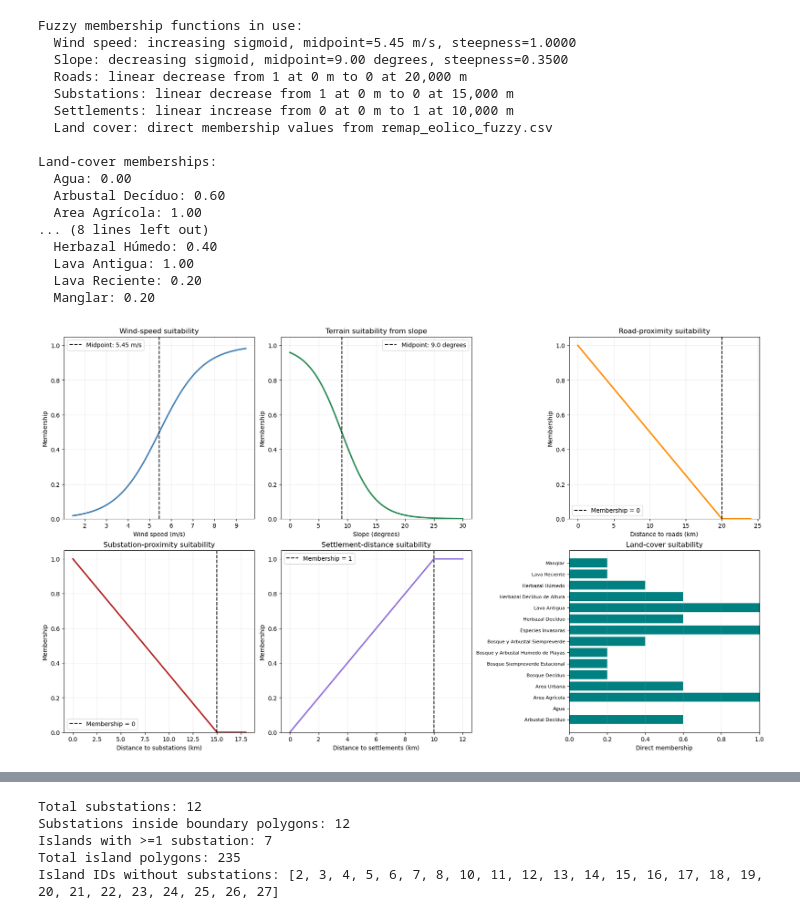
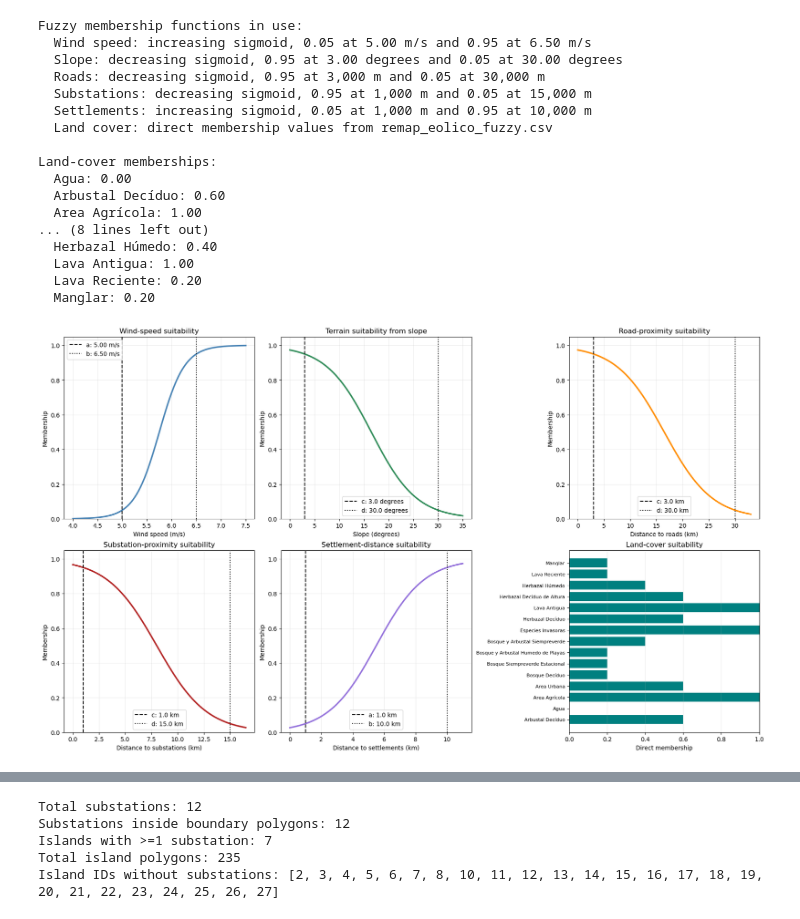
Before and after one commit to eemahon/idoneidad_hygalapagos, a Jupyter notebook: analisis/eolico_SA_fuzzy.ipynb, the cells around one changed output, grey strips where cells are left out. Saved outputs shown, nothing was run; the diff lists cells and outputs as text; code cells hidden in the pictures.

```diff
--- a/analisis/eolico_SA_fuzzy.ipynb
+++ b/analisis/eolico_SA_fuzzy.ipynb
@@ -359,33 +391,37 @@ import matplotlib.pyplot as plt
 
 
 def plot_wind_fuzzy_membership_functions(params, inputs):
-    wind_midpoint = float(params["wind_midpoint"])
-    wind_steepness = float(params["wind_steepness"])
-    slope_midpoint = float(params["slope_midpoint_deg"])
-    slope_steepness = float(params["slope_steepness"])
-    roads_max_distance = float(params["roads_max_distance_m"])
-    substations_max_distance = float(params["substations_max_distance_m"])
-    poblados_max_distance = float(params["poblados_max_distance_m"])
+    wind_controls = params["wind"]["control_points"]
+    slope_controls = params["slope"]["control_points"]
+    roads_controls = params["roads"]["control_points"]
+    substations_controls = params["substations"]["control_points"]
+    urban_controls = params["urban"]["control_points"]
 
-    wind_values = np.linspace(max(0.0, wind_midpoint - 4.0), wind_midpoint + 4.0, 500)
-    slope_values = np.linspace(0.0, max(30.0, slope_midpoint * 3.0), 500)
-    roads_distance = np.linspace(0.0, roads_max_distance * 1.2, 500)
-    substations_distance = np.linspace(0.0, substations_max_distance * 1.2, 500)
-    poblados_distance = np.linspace(0.0, poblados_max_distance * 1.2, 500)
+    wind_a, wind_b = float(wind_controls["a"]), float(wind_controls["b"])
+    slope_c, slope_d = float(slope_controls["c"]), float(slope_controls["d"])
+    roads_c, roads_d = float(roads_controls["c"]), float(roads_controls["d"])
+    substations_c, substations_d = float(substations_controls["c"]), float(substations_controls["d"])
+    urban_a, urban_b = float(urban_controls["a"]), float(urban_controls["b"])
 
-    wind_membership = _fuzzy_sigmoid_increasing(wind_values, wind_midpoint, wind_steepness)
-    slope_membership = _fuzzy_sigmoid_decreasing(slope_values, slope_midpoint, slope_steepness)
-    roads_membership = _fuzzy_linear_decreasing(roads_distance, roads_max_distance)
-    substations_membership = _fuzzy_linear_decreasing(substations_distance, substations_max_distance)
-    poblados_membership = _fuzzy_linear_increasing(poblados_distance, poblados_max_distance)
+    wind_values = np.linspace(max(0.0, wind_a - 1.0), wind_b + 1.0, 500)
+    slope_values = np.linspace(0.0, max(35.0, slope_d * 1.1), 500)
+    roads_distance = np.linspace(0.0, roads_d * 1.1, 500)
+    substations_distance = np.linspace(0.0, substations_d * 1.1, 500)
+    urban_distance = np.linspace(0.0, urban_b * 1.1, 500)
+
+    wind_membership = _fuzzy_sigmoid_increasing(wind_values, wind_a, wind_b)
+    slope_membership = _fuzzy_sigmoid_decreasing(slope_values, slope_c, slope_d)
+    roads_membership = _fuzzy_sigmoid_decreasing(roads_distance, roads_c, roads_d)
+    substations_membership = _fuzzy_sigmoid_decreasing(substations_distance, substations_c, substations_d)
+    urban_membership = _fuzzy_sigmoid_increasing(urban_distance, urban_a, urban_b)
     land_cover_remap = _load_land_cover_remap(inputs["land_cover_remap"])
 
     print("Fuzzy membership functions in use:")
-    print(f"  Wind speed: increasing sigmoid, midpoint={wind_midpoint:.2f} m/s, steepness={wind_steepness:.4f}")
-    print(f"  Slope: decreasing sigmoid, midpoint={slope_midpoint:.2f} degrees, steepness={slope_steepness:.4f}")
-    print(f"  Roads: linear decrease from 1 at 0 m to 0 at {roads_max_distance:,.0f} m")
-    print(f"  Substations: linear decrease from 1 at 0 m to 0 at {substations_max_distance:,.0f} m")
-    print(f"  Settlements: linear increase from 0 at 0 m to 1 at {poblados_max_distance:,.0f} m")
+    print(f"  Wind speed: increasing sigmoid, 0.05 at {wind_a:.2f} m/s and 0.95 at {wind_b:.2f} m/s")
+    print(f"  Slope: decreasing sigmoid, 0.95 at {slope_c:.2f} degrees and 0.05 at {slope_d:.2f} degrees")
+    print(f"  Roads: decreasing sigmoid, 0.95 at {roads_c:,.0f} m and 0.05 at {roads_d:,.0f} m")
+    print(f"  Substations: decreasing sigmoid, 0.95 at {substations_c:,.0f} m and 0.05 at {substations_d:,.0f} m")
+    print(f"  Settlements: increasing sigmoid, 0.05 at {urban_a:,.0f} m and 0.95 at {urban_b:,.0f} m")
     print("  Land cover: direct membership values from remap_eolico_fuzzy.csv")
     print()
     print("Land-cover memberships:")
@@ -396,62 +432,67 @@ def plot_wind_fuzzy_membership_functions(params, inputs):
     axes = axes.ravel()
 
     axes[0].plot(wind_values, wind_membership, color="steelblue", linewidth=2.5)
-    axes[0].axvline(wind_midpoint, color="black", linestyle="--", label=f"Midpoint: {wind_midpoint:.2f} m/s")
+    axes[0].axvline(wind_a, color="black", linestyle="--", label=f"a: {wind_a:.2f} m/s")
+    axes[0].axvline(wind_b, color="black", linestyle=":", label=f"b: {wind_b:.2f} m/s")
     axes[0].set(title="Wind-speed suitability", xlabel="Wind speed (m/s)", ylabel="Membership")
     axes[0].legend()
 
     axes[1].plot(slope_values, slope_membership, color="seagreen", linewidth=2.5)
-    axes[1].axvline(slope_midpoint, color="black", linestyle="--", label=f"Midpoint: {slope_midpoint:.1f} degrees")
+    axes[1].axvline(slope_c, color="black", linestyle="--", label=f"c: {slope_c:.1f} degrees")
+    axes[1].axvline(slope_d, color="black", linestyle=":", label=f"d: {slope_d:.1f} degrees")
     axes[1].set(title="Terrain suitability from slope", xlabel="Slope (degrees)", ylabel="Membership")
     axes[1].legend()
 
     axes[2].plot(roads_distance / 1000.0, roads_membership, color="darkorange", linewidth=2.5)
-    axes[2].axvline(roads_max_distance / 1000.0, color="black", linestyle="--", label="Membership = 0")
+    axes[2].axvline(roads_c / 1000.0, color="black", linestyle="--", label=f"c: {roads_c / 1000.0:.1f} km")
+    axes[2].axvline(roads_d / 1000.0, color="black", linestyle=":", label=f"d: {roads_d / 1000.0:.1f} km")
     axes[2].set(title="Road-proximity suitability", xlabel="Distance to roads (km)", ylabel="Membership")
     axes[2].legend()
 
     axes[3].plot(substations_distance / 1000.0, substations_membership, color="firebrick", linewidth=2.5)
-    axes[3].axvline(substations_max_distance / 1000.0, color="black", linestyle="--", label="Membership = 0")
+    axes[3].axvline(substations_c / 1000.0, color="black", linestyle="--", label=f"c: {substations_c / 1000.0:.1f} km")
+    axes[3].axvline(substations_d / 1000.0, color="black", linestyle=":", label=f"d: {substations_d / 1000.0:.1f} km")
     axes[3].set(title="Substation-proximity suitability", xlabel="Distance to substations (km)", ylabel="Membership")
     axes[3].legend()
 
-    axes[4].plot(poblados_distance / 1000.0, poblados_membership, color="mediumpurple", linewidth=2.5)
-    axes[4].axvline(poblados_max_distance / 1000.0, color="black", linestyle="--", label="Membership = 1")
+    axes[4].plot(urban_distance / 1000.0, urban_membership, color="mediumpurple", linewidth=2.5)
+    axes[4].axvline(urban_a / 1000.0, color="black", linestyle="--", label=f"a: {urban_a / 1000.0:.1f} km")
+    axes[4].axvline(urban_b / 1000.0, color="black", linestyle=":", label=f"b: {urban_b / 1000.0:.1f} km")
     axes[4].set(title="Settlement-distance suitability", xlabel="Distance to settlements (km)", ylabel="Membership")
     axes[4].legend()
 
     class_names = list(land_cover_remap)
     memberships = [land_cover_remap[class_name] for class_name in class_names]
     axes[5].barh(class_names, memberships, color="teal")
     axes[5].set(title="Land-cover suitability", xlabel="Direct membership", xlim=(0.0, 1.0))
     axes[5].tick_params(axis="y", labelsize=8)
     axes[5].grid(axis="x", alpha=0.25)
 
     for axis in axes[:5]:
         axis.set_ylim(0.0, 1.05)
         axis.grid(alpha=0.25)
 
     plt.show()
 
 
 plot_wind_fuzzy_membership_functions(PARAMS, INPUTS)
 # %% [output]
 Fuzzy membership functions in use:
-  Wind speed: increasing sigmoid, midpoint=5.45 m/s, steepness=1.0000
-  Slope: decreasing sigmoid, midpoint=9.00 degrees, steepness=0.3500
-  Roads: linear decrease from 1 at 0 m to 0 at 20,000 m
-  Substations: linear decrease from 1 at 0 m to 0 at 15,000 m
-  Settlements: linear increase from 0 at 0 m to 1 at 10,000 m
+  Wind speed: increasing sigmoid, 0.05 at 5.00 m/s and 0.95 at 6.50 m/s
+  Slope: decreasing sigmoid, 0.95 at 3.00 degrees and 0.05 at 30.00 degrees
+  Roads: decreasing sigmoid, 0.95 at 3,000 m and 0.05 at 30,000 m
+  Substations: decreasing sigmoid, 0.95 at 1,000 m and 0.05 at 15,000 m
+  Settlements: increasing sigmoid, 0.05 at 1,000 m and 0.95 at 10,000 m
   Land cover: direct membership values from remap_eolico_fuzzy.csv
 
 Land-cover memberships:
   Agua: 0.00
   Arbustal Decíduo: 0.60
   Area Agrícola: 1.00
 ... (8 lines left out)
   Herbazal Húmedo: 0.40
   Lava Antigua: 1.00
   Lava Reciente: 0.20
   Manglar: 0.20
-[figure, old version]
+[figure, new version]
 # %%
```
Also changed, not shown: parts of 6 cells of this notebook, 33 other files.
